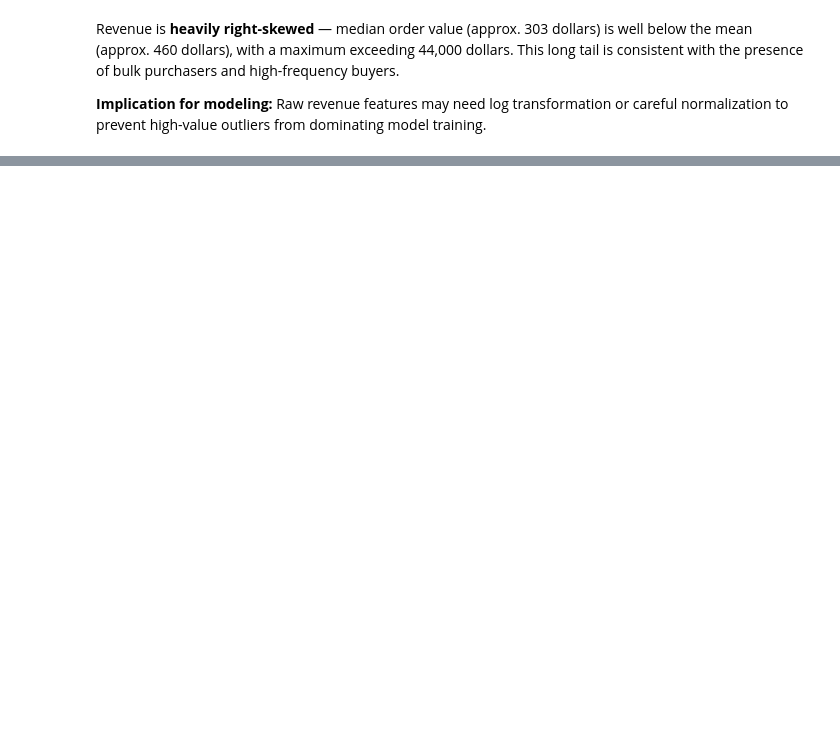
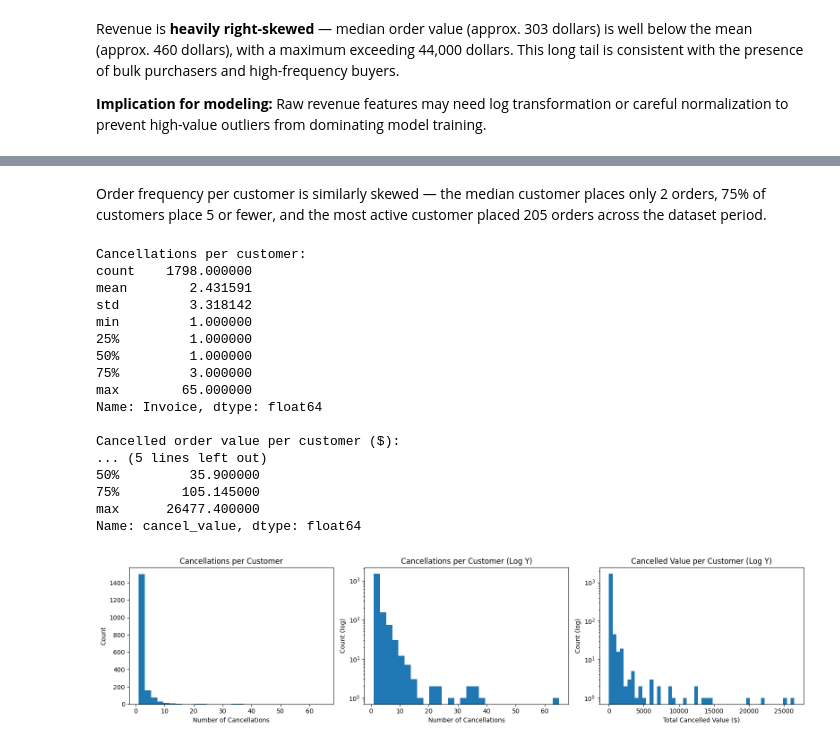
Before and after one commit to eugenefkim/engagement-risk-ml, a Jupyter notebook: notebooks/01_eda.ipynb, the cells around one changed output, grey strips where cells are left out. Saved outputs shown, nothing was run; the diff lists cells and outputs as text; code cells hidden in the pictures; blank space fills up the shorter version.

```diff
--- a/notebooks/01_eda.ipynb
+++ b/notebooks/01_eda.ipynb
@@ -243 +314,63 @@ dtype: float64
+# %% [markdown]
+Order frequency per customer is similarly skewed — the median customer
+places only 2 orders, 75% of customers place 5 or fewer, and the most
+active customer placed 205 orders across the dataset period.
+# %%
+# ─────────────────────────────────────────────────────────────
+# Cancellation Distribution
+# ─────────────────────────────────────────────────────────────
+
+id_cancel = df[df["Invoice"].astype(str).str.startswith("C") & df["Customer ID"].notna()]
+id_cancel = id_cancel.copy()
+id_cancel["Customer ID"] = id_cancel["Customer ID"].astype(int).astype(str)
+id_cancel["cancel_value"] = id_cancel["Quantity"].abs() * id_cancel["Price"].abs()
+
+cancel_counts = id_cancel.groupby("Customer ID")["Invoice"].nunique()
+cancel_value  = id_cancel.groupby("Customer ID")["cancel_value"].sum()
+
+print("Cancellations per customer:")
+print(cancel_counts.describe())
+print("\nCancelled order value per customer ($):")
+print(cancel_value.describe())
+
+fig, axes = plt.subplots(1, 3, figsize=(16, 4))
+
+axes[0].hist(cancel_counts, bins=30, edgecolor="none")
+axes[0].set_title("Cancellations per Customer")
+axes[0].set_xlabel("Number of Cancellations")
+axes[0].set_ylabel("Count")
+
+axes[1].hist(cancel_counts, bins=30, edgecolor="none")
+axes[1].set_yscale("log")
+axes[1].set_title("Cancellations per Customer (Log Y)")
+axes[1].set_xlabel("Number of Cancellations")
+axes[1].set_ylabel("Count (log)")
+
+axes[2].hist(cancel_value, bins=50, edgecolor="none")
+axes[2].set_yscale("log")
+axes[2].set_title("Cancelled Value per Customer (Log Y)")
+axes[2].set_xlabel("Total Cancelled Value ($)")
+axes[2].set_ylabel("Count (log)")
+
+plt.tight_layout()
+plt.show()
+# %% [output]
+Cancellations per customer:
+count    1798.000000
+mean        2.431591
+std         3.318142
+min         1.000000
+25%         1.000000
+50%         1.000000
+75%         3.000000
+max        65.000000
+Name: Invoice, dtype: float64
+
+Cancelled order value per customer ($):
+... (5 lines left out)
+50%         35.900000
+75%        105.145000
+max      26477.400000
+Name: cancel_value, dtype: float64
+[figure, added]
 # %% [markdown]
```
Also changed, not shown: parts of 5 cells of this notebook.
